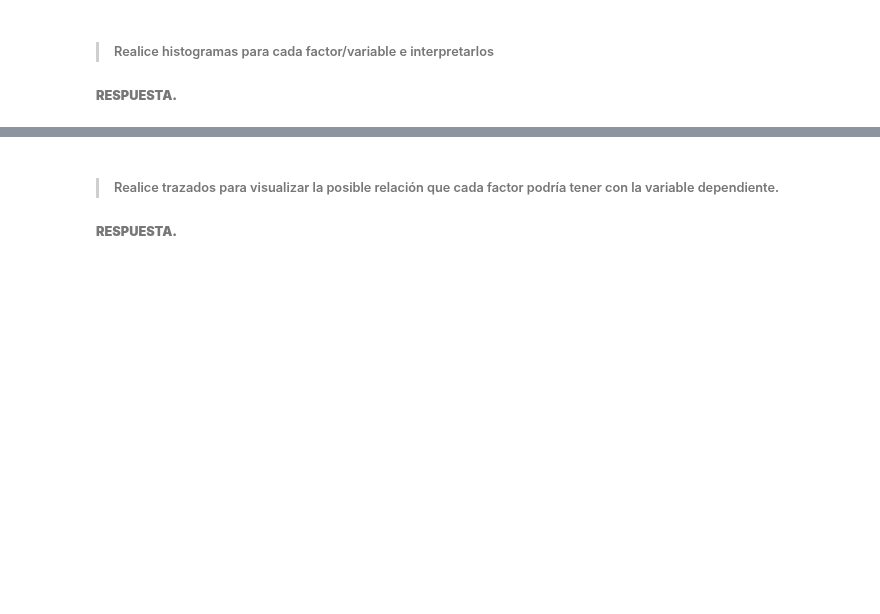
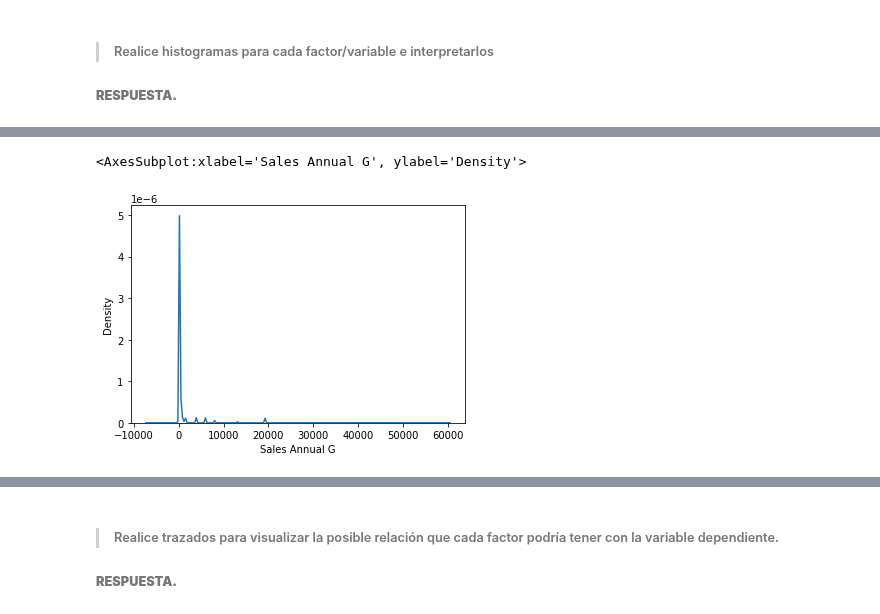
Before and after one commit to AnHrt/StatisticsII, a Jupyter notebook: Statistics/A01369984_BCase.ipynb, the cells around one changed output, grey strips where cells are left out. Cells and saved outputs as stored; diff of their text form; code cells hidden in the pictures; blank space fills up the shorter version.

```diff
--- a/Statistics/A01369984_BCase.ipynb
+++ b/Statistics/A01369984_BCase.ipynb
@@ -504,3 +499,6 @@ plt.hist(x="EPSP",data=US_Firms)
 # %%
-sns.histplot(x="Sales Annual G",data=US_Firms)
+sns.kdeplot(x="Sales Annual G",data=US_Firms)
+# %% [output]
+<AxesSubplot:xlabel='Sales Annual G', ylabel='Density'>
+[figure, added]
 # %%
```
Also changed, not shown: parts of 4 cells of this notebook.
